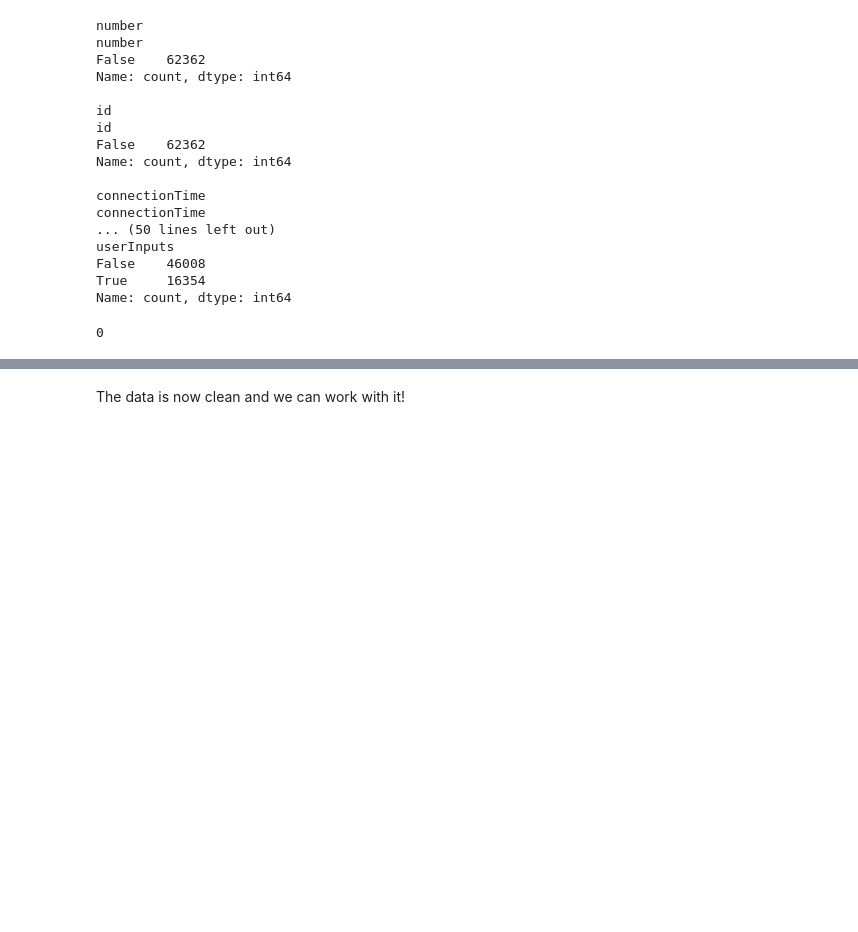
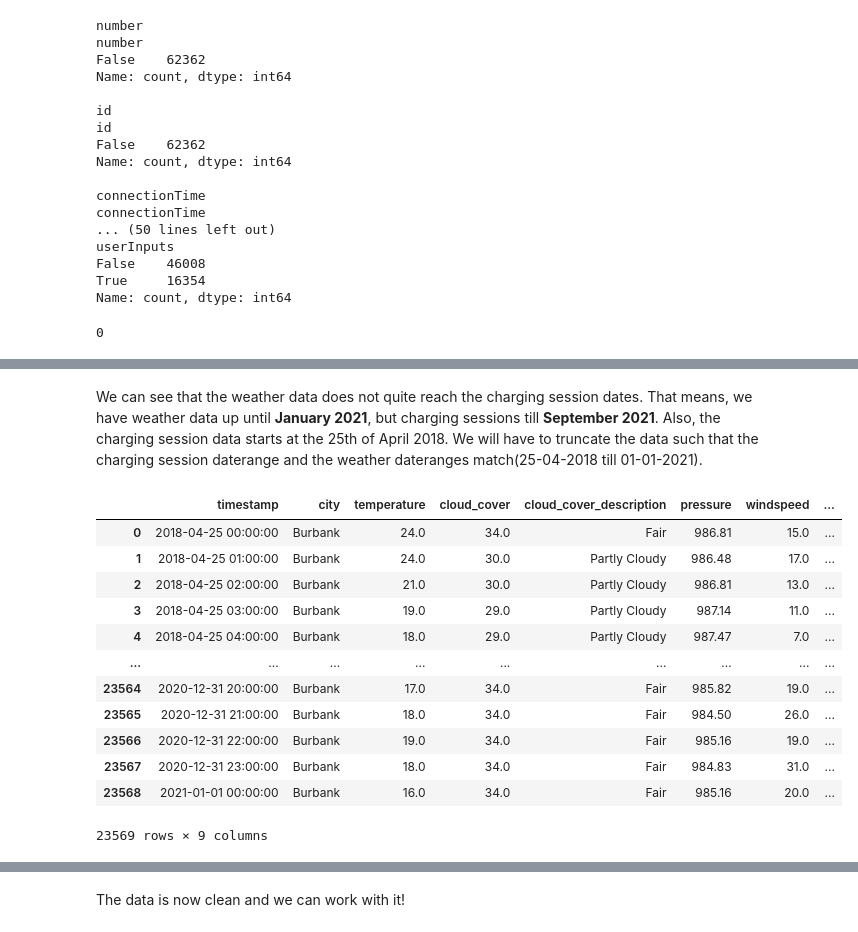
Before and after one commit to AnalyticsAvengers/AA_Project, a Jupyter notebook: 02_Descriptive_Analysis_work.ipynb, the cells around one changed output, grey strips where cells are left out. Cells and saved outputs as stored; diff of their text form; code cells hidden in the pictures; blank space fills up the shorter version.

```diff
--- a/02_Descriptive_Analysis_work.ipynb
+++ b/02_Descriptive_Analysis_work.ipynb
@@ -313,0 +641,4 @@ print(missing_values.sum())
+# %%
+wba.sort_values(by='timestamp',inplace=True)
+
+wba.head()
@@ -313,0 +683,23 @@ print(missing_values.sum())
+# %% [markdown]
+We can see that the weather data does not quite reach the charging session dates. That means, we have weather data up until **January 2021**, but charging sessions till **September 2021**. Also, the charging session data starts at the 25th of April 2018. We will have to truncate the data such that the charging session daterange and the weather dateranges match(25-04-2018 till 01-01-2021).
+# %%
+all_hours = pd.date_range(start='2018-04-25', end='2021-01-01', freq='H')
+full_df = pd.DataFrame({'timestamp': all_hours})
+# %%
+weather_range = pd.merge_asof(full_df, wba, on='timestamp', direction='backward', suffixes=('_new', '_original'))
+# %%
+weather_range
+# %% [output]
+|  | timestamp | city | temperature | cloud_cover | cloud_cover_description | pressure | windspeed | ... |
+| 0 | 2018-04-25 00:00:00 | Burbank | 24.0 | 34.0 | Fair | 986.81 | 15.0 | ... |
+| 1 | 2018-04-25 01:00:00 | Burbank | 24.0 | 30.0 | Partly Cloudy | 986.48 | 17.0 | ... |
+| 2 | 2018-04-25 02:00:00 | Burbank | 21.0 | 30.0 | Partly Cloudy | 986.81 | 13.0 | ... |
+| 3 | 2018-04-25 03:00:00 | Burbank | 19.0 | 29.0 | Partly Cloudy | 987.14 | 11.0 | ... |
+| 4 | 2018-04-25 04:00:00 | Burbank | 18.0 | 29.0 | Partly Cloudy | 987.47 | 7.0 | ... |
+| ... | ... | ... | ... | ... | ... | ... | ... | ... |
+| 23564 | 2020-12-31 20:00:00 | Burbank | 17.0 | 34.0 | Fair | 985.82 | 19.0 | ... |
+| 23565 | 2020-12-31 21:00:00 | Burbank | 18.0 | 34.0 | Fair | 984.50 | 26.0 | ... |
+| 23566 | 2020-12-31 22:00:00 | Burbank | 19.0 | 34.0 | Fair | 985.16 | 19.0 | ... |
+| 23567 | 2020-12-31 23:00:00 | Burbank | 18.0 | 34.0 | Fair | 984.83 | 31.0 | ... |
+| 23568 | 2021-01-01 00:00:00 | Burbank | 16.0 | 34.0 | Fair | 985.16 | 20.0 | ... |
+23569 rows × 9 columns
```
Also changed, not shown: parts of 49 cells of this notebook, 1 other file.
